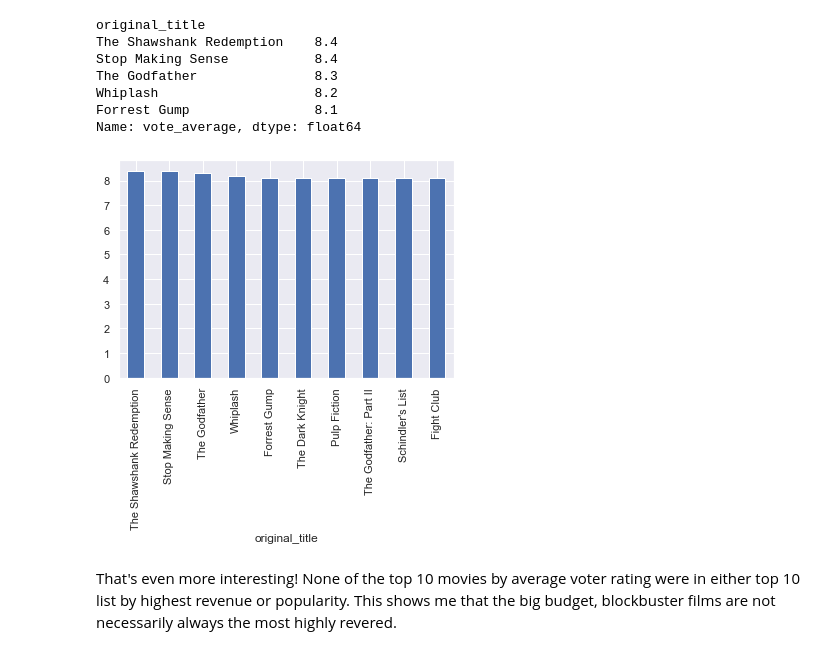
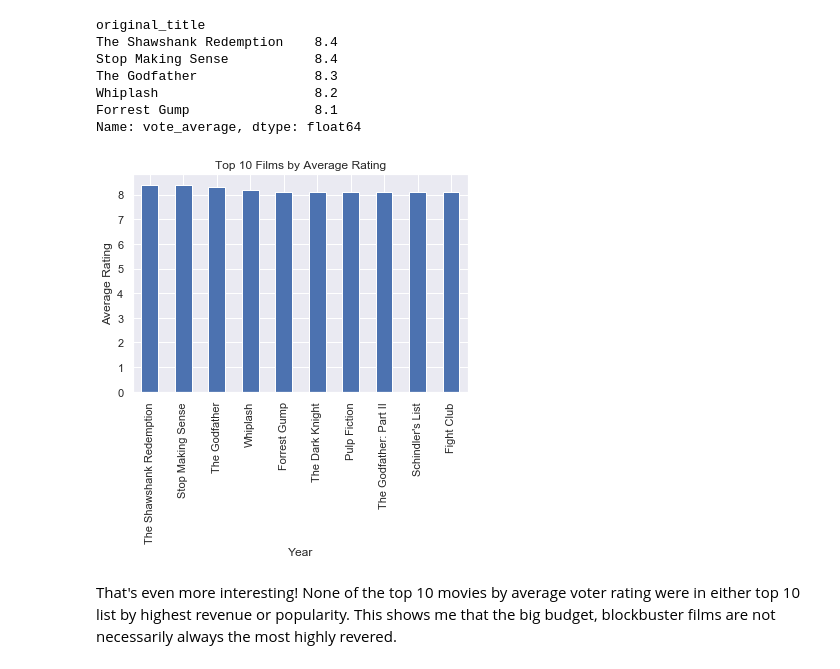
Before and after one commit to bakabbyy/tmdb-movie-database, a Jupyter notebook: tmdb-movie-database.ipynb, the cells around one changed output. Cells and saved outputs as stored; diff of their text form; code cells hidden in the pictures.

```diff
--- a/tmdb-movie-database.ipynb
+++ b/tmdb-movie-database.ipynb
@@ -512,9 +539,12 @@ Forrest Gump                8.1
 Name: vote_average, dtype: float64
 # %%
 # Plot the top 10 movies
-top_rate[:10].plot(kind='bar');
+top_rate[:10].plot(kind='bar')
+plt.title('Top 10 Films by Average Rating')
+plt.xlabel('Year')
+plt.ylabel('Average Rating');
 # %% [output]
-[figure, old version]
+[figure, new version]
 # %% [markdown]
 That's even more interesting! None of the top 10 movies by average voter rating were in either top 10 list by highest revenue or popularity. This shows me that the big budget, blockbuster films are not necessarily always the most highly revered.
 # %% [markdown]
```
Also changed, not shown: parts of 13 cells of this notebook.
